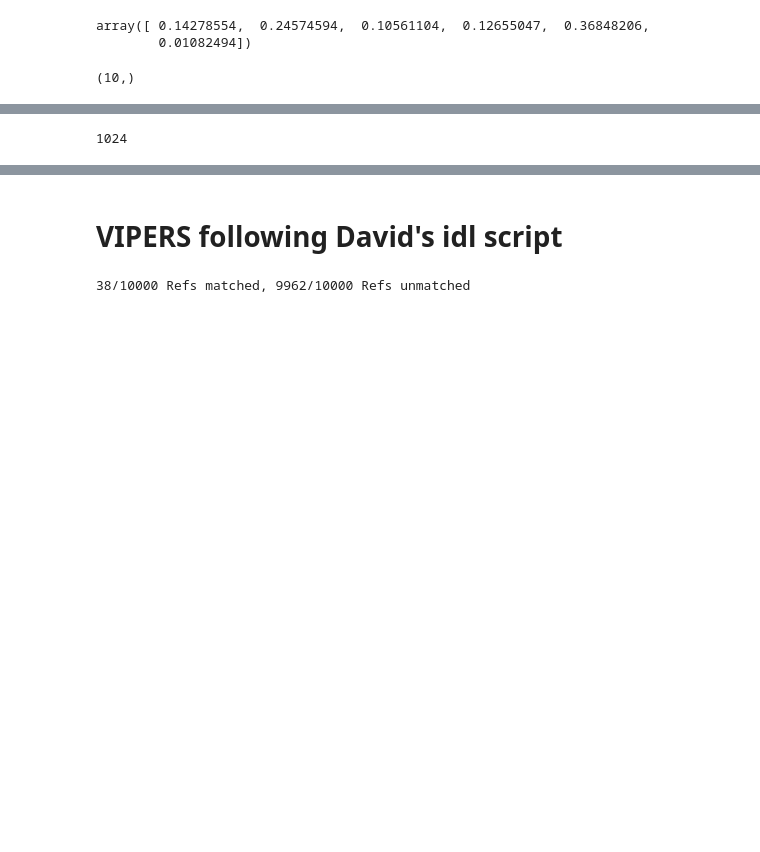
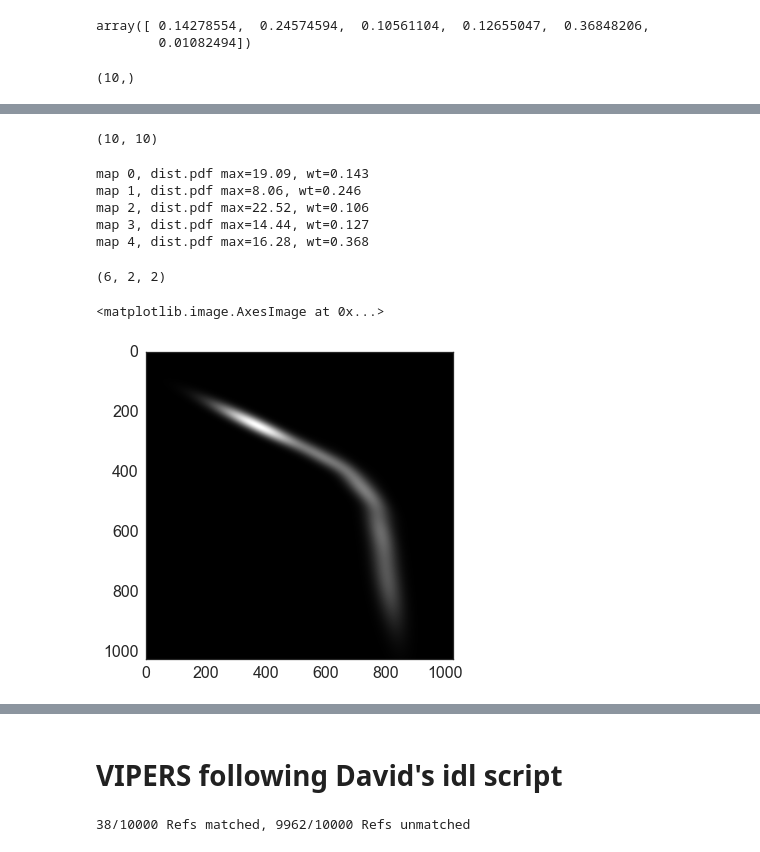
Before and after one commit to kaylanb/thesis_code, a Jupyter notebook: decals_sim/MoG.ipynb, the cells around one changed output, grey strips where cells are left out. Saved outputs shown, nothing was run; the diff lists cells and outputs as text; code cells hidden in the pictures; blank space fills up the shorter version.

```diff
--- a/decals_sim/MoG.ipynb
+++ b/decals_sim/MoG.ipynb
@@ -363,27 +343,50 @@ array([[[-1. , -1. , -1. , -1. , -1. , -1. , -1. , -1. , -1. , -1. , -1. ,
-# %%
-2**10
-# %% [output]
-1024
+# %%
+np.sum(np.zeros((10,10,2)),axis=2).shape
+# %% [output]
+(10, 10)
 # %%
 from scipy.stats import multivariate_normal
-def get_dists(means_,covars_):
-    rv=[]
-    for mu, C, w in zip(means_, covars_):
-        rv+= [ multivariate_normal(mean=mu, cov=C) ]
+def get_mv(means_,covars_):
+    mv=[]
+    for mu, C in zip(means_, covars_):
+        mv+= [ multivariate_normal(mean=mu, cov=C) ]
+    return mv
 
-def prob_map(dist_list,weights_,xrng=(0.,1.),yrng=(0.,1.),npts=2**10):
+def prob_map(means_,covars_,weights_,\
+             xrng=(0.,1.),yrng=(0.,1.),npts=2**10):
+    '''returns
+    -pmap: 2d probability map, with requirement that integral(pdf d2x) within 1% of 1
+    -xvec,yvec: vectors where x[ix] and y[ix] data points have probability pmap[ix,iy]'''
     assert(xrng[1] > xrng[0] and yrng[1] > yrng[0])
-    xstep= (xrng[1]-xrng[0])/float(npts)
+    xstep= (xrng[1]-xrng[0])/float(npts-1)
+    ystep= (yrng[1]-yrng[0])/float(npts-1)
     x,y  = np.mgrid[xrng[0]:xrng[1]+xstep:xstep, yrng[0]:yrng[1]+ystep:ystep]
     pos = np.empty(x.shape + (2,)) #npts x npts x 2
     pos[:, :, 0] = x; pos[:, :, 1] = y
     maps= np.zeros(x.shape+ (len(weights_),)) # x n_components
-    for dist,W,cnt in zip(rv,weights_, range(len(weights_))):
+    # Multi-Variate function
+    mv= get_mv(means_,covars_)
+    # probability map for each component
+    for dist,W,cnt in zip(mv,weights_, range(len(weights_))):
         maps[:,:,cnt]= dist.pdf(pos) * W
-    return np.sum(maps, axis=3) #some over components*weights
+        print "map %d, dist.pdf max=%.2f, wt=%.3f" % (cnt,dist.pdf(pos).max(),W)
+    # summed prob map
+    pmap= np.sum(maps, axis=2) #some over components*weights
+    xvec= x[:,0]
+    yvec= y[0,:]
+    # intregal of pdf over 2d map = 1
+#     assert( abs(1.- pmap.sum()*xstep*ystep) <= 0.01 )
+    assert( np.diff(xvec).min() > 0. and np.diff(yvec).min() > 0.)
+    return pmap, xvec,yvec
 
 
-
-# rv = multivariate_normal([0.5, -0.2], [[2.0, 0.3], [0.3, 0.5]])
-# plt.contourf(x, y, rv.pdf(pos))
-# print pos.shape
+# pmap,xvec,yvec= prob_map(mog.means,mog.covars,mog.weights,\
+#                          xrng=rzrange,yrng=grrange)
+pmap,xvec,yvec= prob_map(mog.means[:-1,...],mog.covars[:-1,...],mog.weights[:-1],\
+                         xrng=rzrange,yrng=grrange)
+# %% [output]
+map 0, dist.pdf max=19.09, wt=0.143
+map 1, dist.pdf max=8.06, wt=0.246
+map 2, dist.pdf max=22.52, wt=0.106
+map 3, dist.pdf max=14.44, wt=0.127
+map 4, dist.pdf max=16.28, wt=0.368
@@ -416,0 +393,9 @@ cnt+=1
+# %%
+mog.covars.shape
+# %% [output]
+(6, 2, 2)
+# %%
+plt.imshow(pmap/pmap.max(),cmap='gray')
+# %% [output]
+<matplotlib.image.AxesImage at 0x...>
+[figure, added]
```
Also changed, not shown: parts of 5 cells of this notebook.
